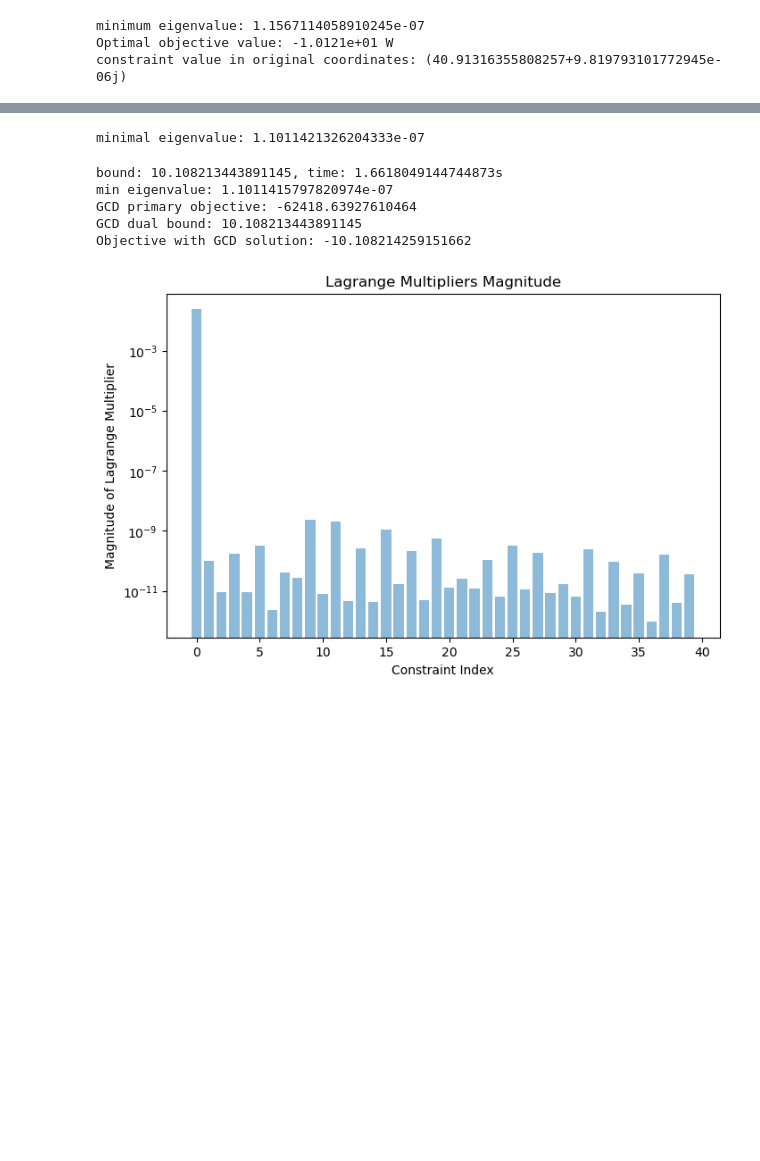
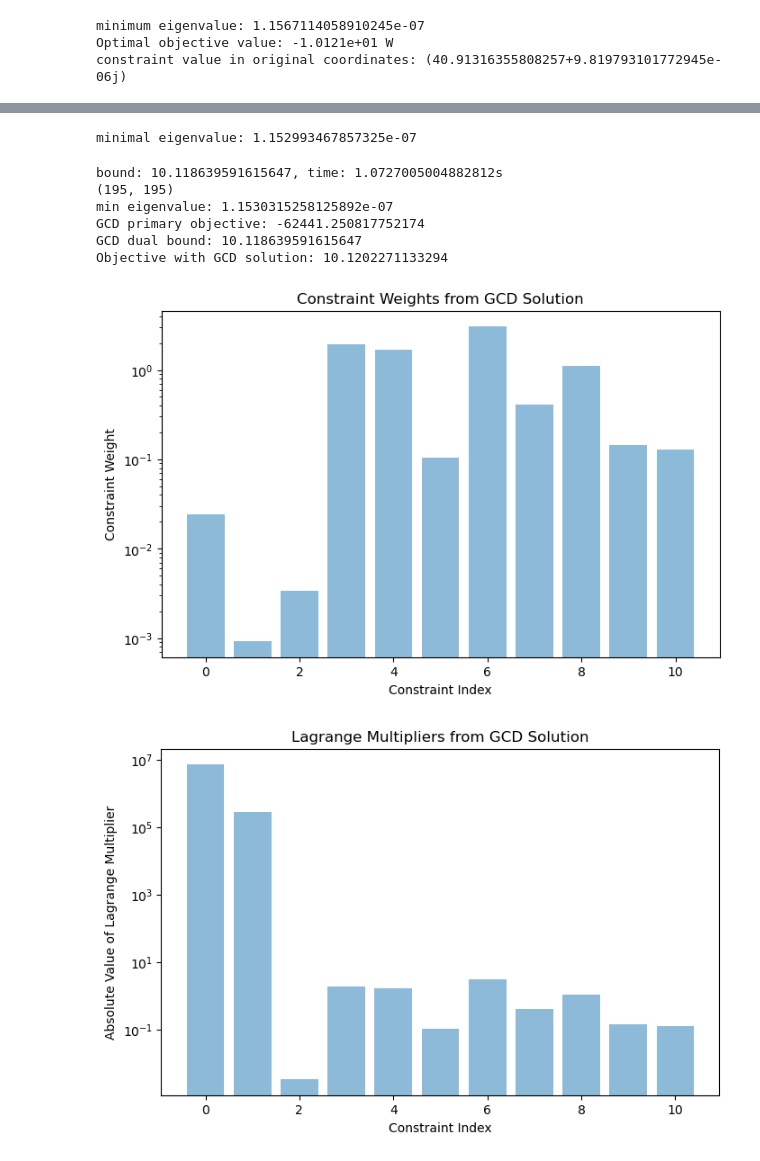
Before and after one commit to liskaja8/dolphindes, a Jupyter notebook: examples/limits/preconditioner.ipynb, the cells around one changed output, grey strips where cells are left out. Saved outputs shown, nothing was run; the diff lists cells and outputs as text; code cells hidden in the pictures; blank space fills up the shorter version.

```diff
--- a/examples/limits/preconditioner.ipynb
+++ b/examples/limits/preconditioner.ipynb
@@ -284,11 +286,11 @@ opt_params = OptimizationHyperparameters(
 )
 
 gcd_params = GCDHyperparameters(
-    gcd_tol=1e-9,                 # Keep extremely tight to prevent early exit
+    gcd_tol=1e-6,                 # Keep extremely tight to prevent early exit
     max_proj_cstrt_num=40,       # CRITICAL: > 390. Safely covers all complex degrees of freedom!
-    max_gcd_iter_num=100,         # Increased to give GCD enough runway to generate up to 400 constraints
+    max_gcd_iter_num=40,         # Increased to give GCD enough runway to generate up to 400 constraints
     gcd_iter_period=5,            # Check for convergence every 2*Nopt iterations to give GCD enough time to generate constraints and converge
-    orthonormalize=False,         # Keep OFF so complex phase information isn't scrambled
+    orthonormalize=True,         # Keep OFF so complex phase information isn't scrambled
     opt_params=opt_params
 )
 gcd_QCQP.run_gcd(gcd_params=gcd_params)
@@ -318,47 +320,64 @@ totalA = gcd_QCQP._get_total_A(lags)
 eigenvals, eigenvecs = np.linalg.eig(totalA)
 print(f"minimal eigenvalue: {np.min(np.real(eigenvals))}")
 # %% [output]
-minimal eigenvalue: 1.1011421326204333e-07
+minimal eigenvalue: 1.152993467857325e-07
 # %%
 # Now I take the solved gcd_QCQP and finetune it with BFGS if necessary.
 t1 = time.time()
 gcd_final_result = gcd_QCQP.solve_current_dual_problem(method = 'bfgs', init_lags = gcd_QCQP.current_lags, opt_params = None)
 print(f"bound: {gcd_final_result[0]}, time: {time.time()-t1}s")
 
 # Let's check for PSD-ness and constraints again
 
 lags = gcd_QCQP.current_lags
+col_norm = np.zeros(lags.shape[0])
+# scale each column of Pdiags by corresponding element in lags
+print(f"{gcd_QCQP.Proj[0].shape}")
+
+for i in range(lags.shape[0]):
+    col_norm[i] = np.linalg.norm(gcd_QCQP.Proj[i].diagonal() * lags[i], ord=2)
+
 totalA = gcd_QCQP._get_total_A(lags)
 eigenvals, eigenvecs = np.linalg.eig(totalA)
 print(f"min eigenvalue: {np.min(np.real(eigenvals))}")
 
 sVec = gcd_QCQP.current_xstar
 
 primar_obj = np.real(sVec.conj().T @ Bmat @ sVec + bVec.conj().T @ sVec + beta)
 print(f"GCD primary objective: {primar_obj}")
 print(f"GCD dual bound: {gcd_QCQP.current_dual}")
 
 tVec = sVec + iVec
 Ivec = Mfactor @ tVec
-Porg = np.real(Ivec.conj().T @ Obj @ Ivec)
+Porg = -np.real(Ivec.conj().T @ Obj @ Ivec)
 print(f"Objective with GCD solution: {Porg}")
 
+import matplotlib.pyplot as plt
+plt.figure(figsize=(8, 5))
+plt.bar(np.arange(len(lags)), col_norm, alpha=0.5)
+plt.xlabel('Constraint Index')
+plt.ylabel('Constraint Weight')
+plt.title('Constraint Weights from GCD Solution')
+plt.yscale('log')
+plt.show()
+
 # plot logscale abs(lags)
-import matplotlib.pyplot as plt
 plt.figure(figsize=(8, 5))
 plt.bar(np.arange(len(lags)), np.abs(lags), alpha=0.5)
 plt.xlabel('Constraint Index')
-plt.ylabel('Magnitude of Lagrange Multiplier')
-plt.title('Lagrange Multipliers Magnitude')
+plt.ylabel('Absolute Value of Lagrange Multiplier')
+plt.title('Lagrange Multipliers from GCD Solution')
 plt.yscale('log')
 plt.show()
 # %% [output]
-bound: 10.108213443891145, time: 1.6618049144744873s
-min eigenvalue: 1.1011415797820974e-07
-GCD primary objective: -62418.63927610464
-GCD dual bound: 10.108213443891145
-Objective with GCD solution: -10.108214259151662
+bound: 10.118639591615647, time: 1.0727005004882812s
+(195, 195)
+min eigenvalue: 1.1530315258125892e-07
+GCD primary objective: -62441.250817752174
+GCD dual bound: 10.118639591615647
+Objective with GCD solution: 10.1202271133294
-[figure, old version]
+[figure, new version]
+[figure, added]
 # %%
 # infer conductivity
 Lchol = np.linalg.cholesky(Lmat).conj().T
```
Also changed, not shown: parts of 3 cells of this notebook, 5 other files.
